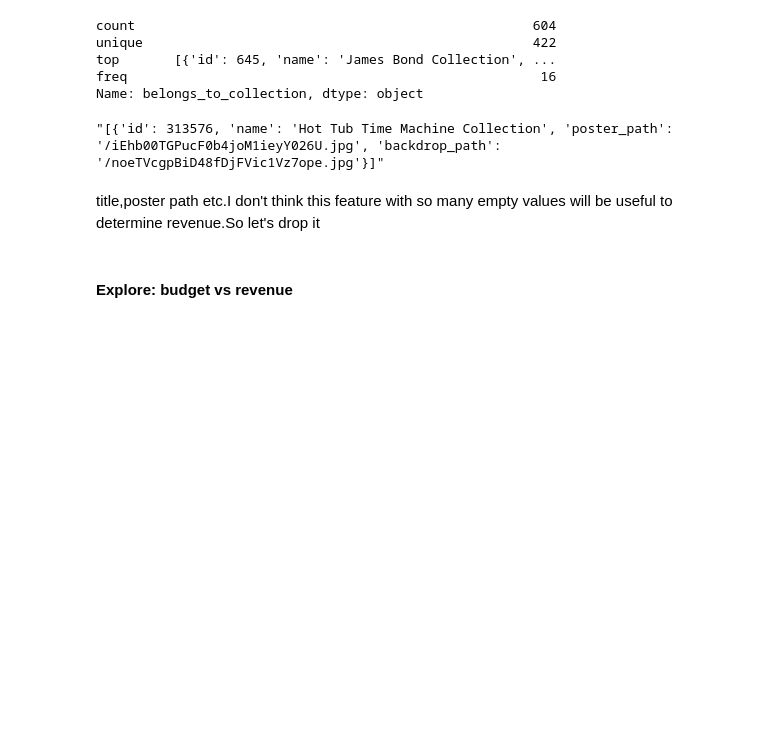
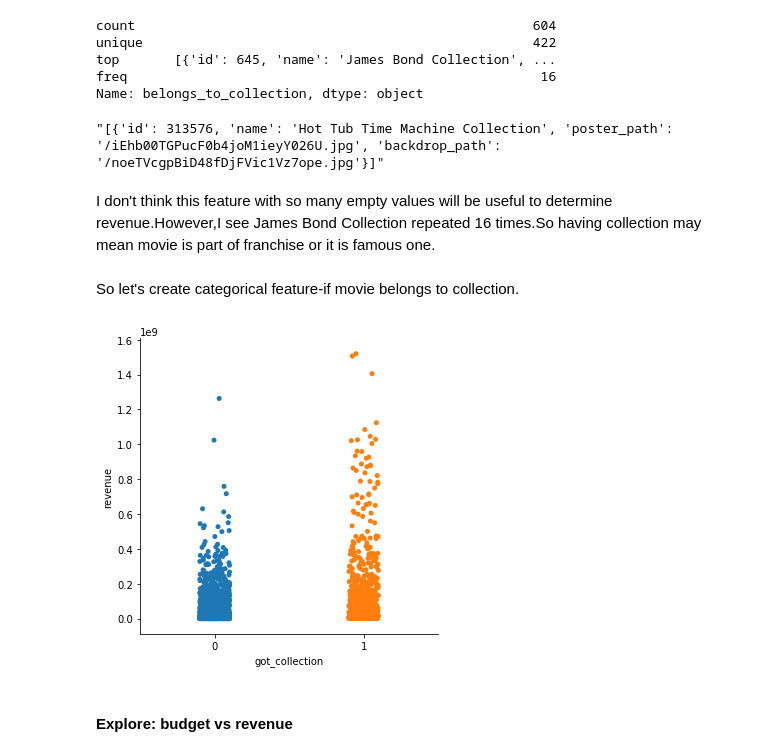
Before and after one commit to sarang0909/Kaggle-TheMovieDatabase, a Jupyter notebook: box_office_prediction.ipynb, the cells around one changed output. Drawn from its saved outputs; the diff is of its cells as text; code cells hidden in the pictures; blank space fills up the shorter version.

```diff
--- a/box_office_prediction.ipynb
+++ b/box_office_prediction.ipynb
@@ -135,4 +235,4 @@ train['belongs_to_collection'][0]
 # %% [output]
 "[{'id': 313576, 'name': 'Hot Tub Time Machine Collection', 'poster_path': '/iEhb00TGPucF0b4joM1ieyY026U.jpg', 'backdrop_path': '/noeTVcgpBiD48fDjFVic1Vz7ope.jpg'}]"
 # %% [markdown]
-title,poster path etc.I don't think this feature with so many empty values will be useful to determine revenue.So let's drop it
+I don't think this feature with so many empty values will be useful to determine revenue.However,I see James Bond Collection repeated 16 times.So having collection may mean movie is part of franchise or it is famous one.
@@ -141,0 +239,2 @@ title,poster path etc.I don't think this feature with so many empty values will
+# %% [markdown]
+So let's create categorical feature-if movie belongs to collection.
@@ -141,0 +244,4 @@ title,poster path etc.I don't think this feature with so many empty values will
+# %%
+sns.catplot(x='got_collection', y='revenue', data=train);
+# %% [output]
+[figure, added]
```
Also changed, not shown: parts of 205 cells of this notebook, 1 other file.
